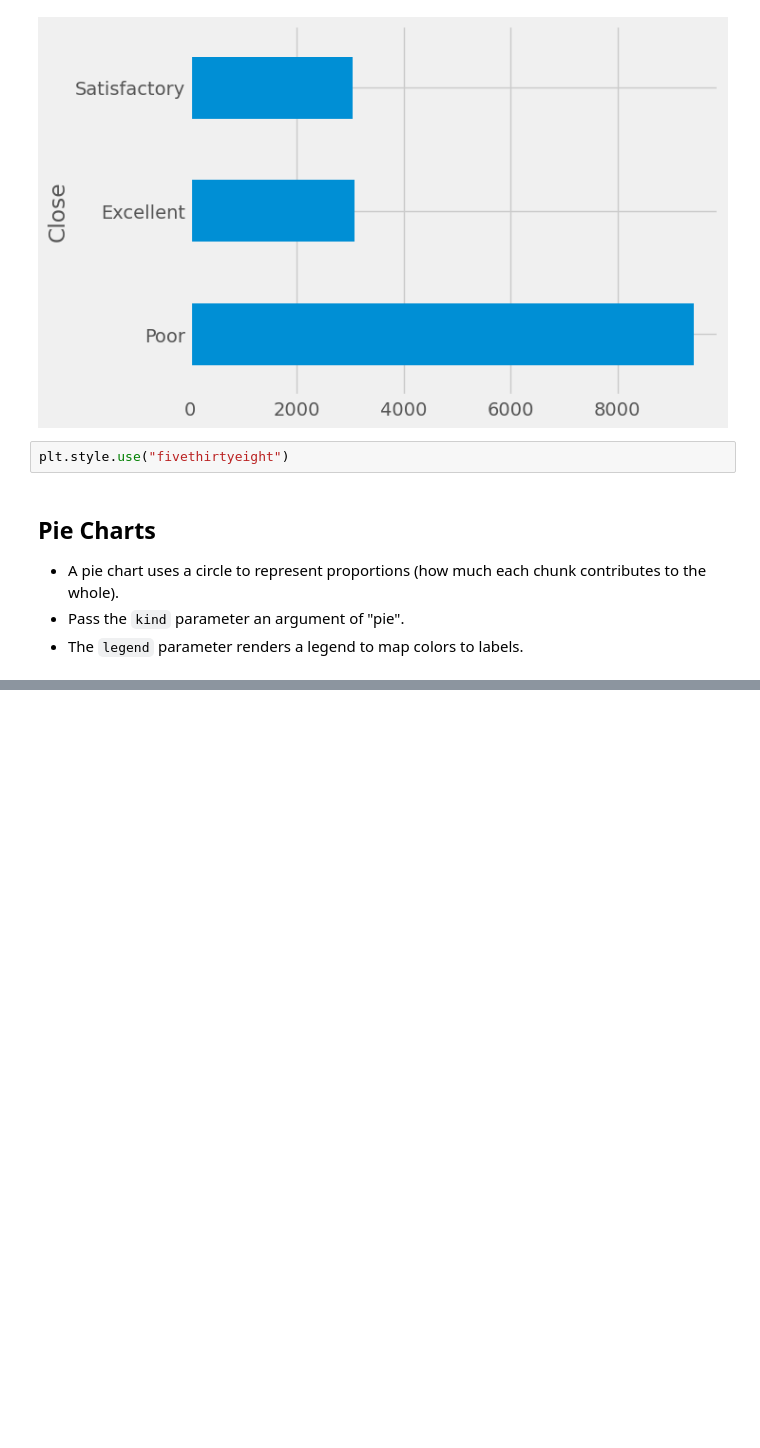
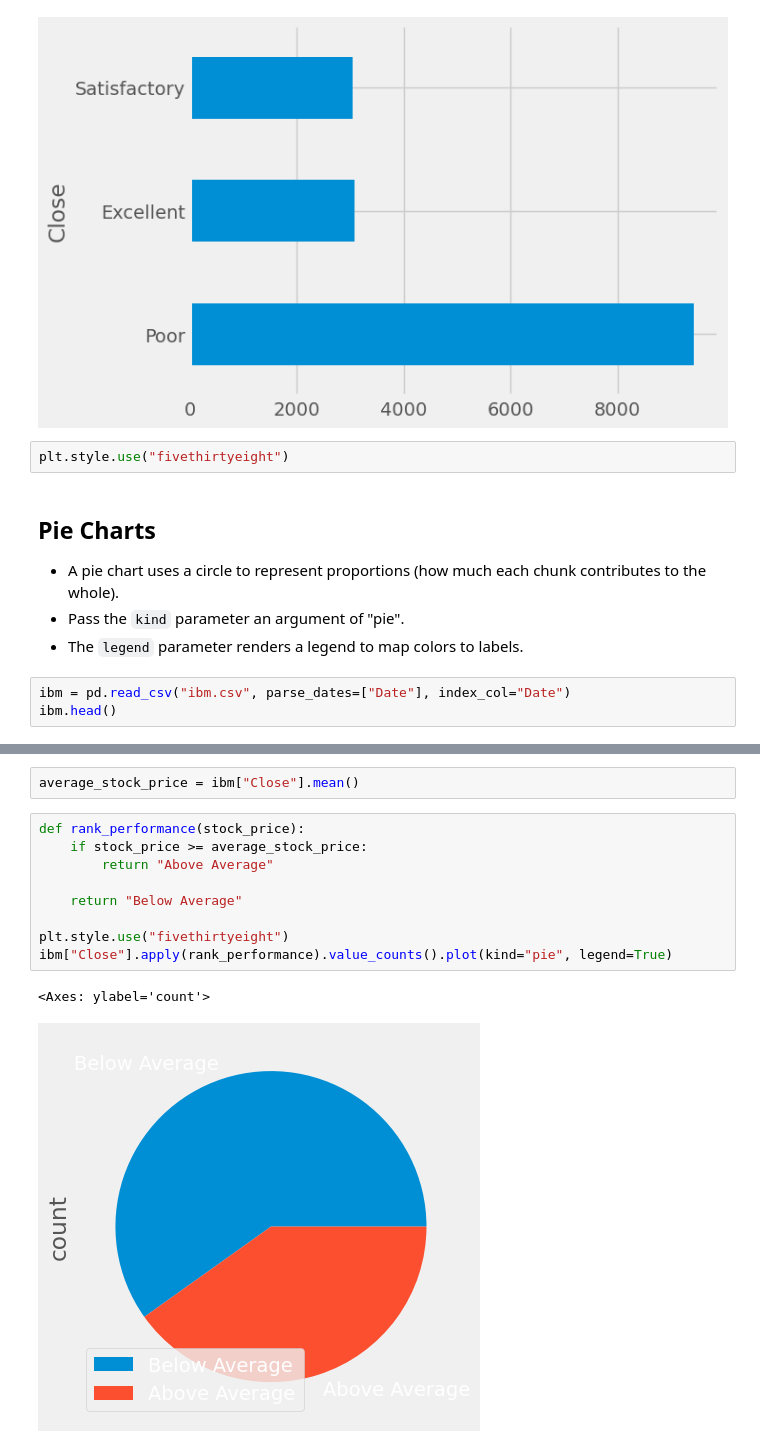
Before and after one commit to SORO75/my-codelab, a Jupyter notebook: udemy/Data_Analysis_Panda/Incomplete/13 - Visualization.ipynb, the cells around one changed output, grey strips where cells are left out. Cells and saved outputs as stored; diff of their text form; blank space fills up the shorter version.

```diff
--- a/udemy/Data_Analysis_Panda/Incomplete/13 - Visualization.ipynb
+++ b/udemy/Data_Analysis_Panda/Incomplete/13 - Visualization.ipynb
@@ -124,3 +124,6 @@ plt.style.use("fivethirtyeight")
 - A pie chart uses a circle to represent proportions (how much each chunk contributes to the whole).
 - Pass the `kind` parameter an argument of "pie".
 - The `legend` parameter renders a legend to map colors to labels.
+# %%
+ibm = pd.read_csv("ibm.csv", parse_dates=["Date"], index_col="Date")
+ibm.head()
@@ -126,0 +138,14 @@ plt.style.use("fivethirtyeight")
+# %%
+average_stock_price = ibm["Close"].mean()
+# %%
+def rank_performance(stock_price):
+    if stock_price >= average_stock_price:
+        return "Above Average"
+
+    return "Below Average"
+
+plt.style.use("fivethirtyeight")
+ibm["Close"].apply(rank_performance).value_counts().plot(kind="pie", legend=True)
+# %% [output]
+<Axes: ylabel='count'>
+[figure, added]
```
Also changed, not shown: parts of 1 cell of this notebook.
